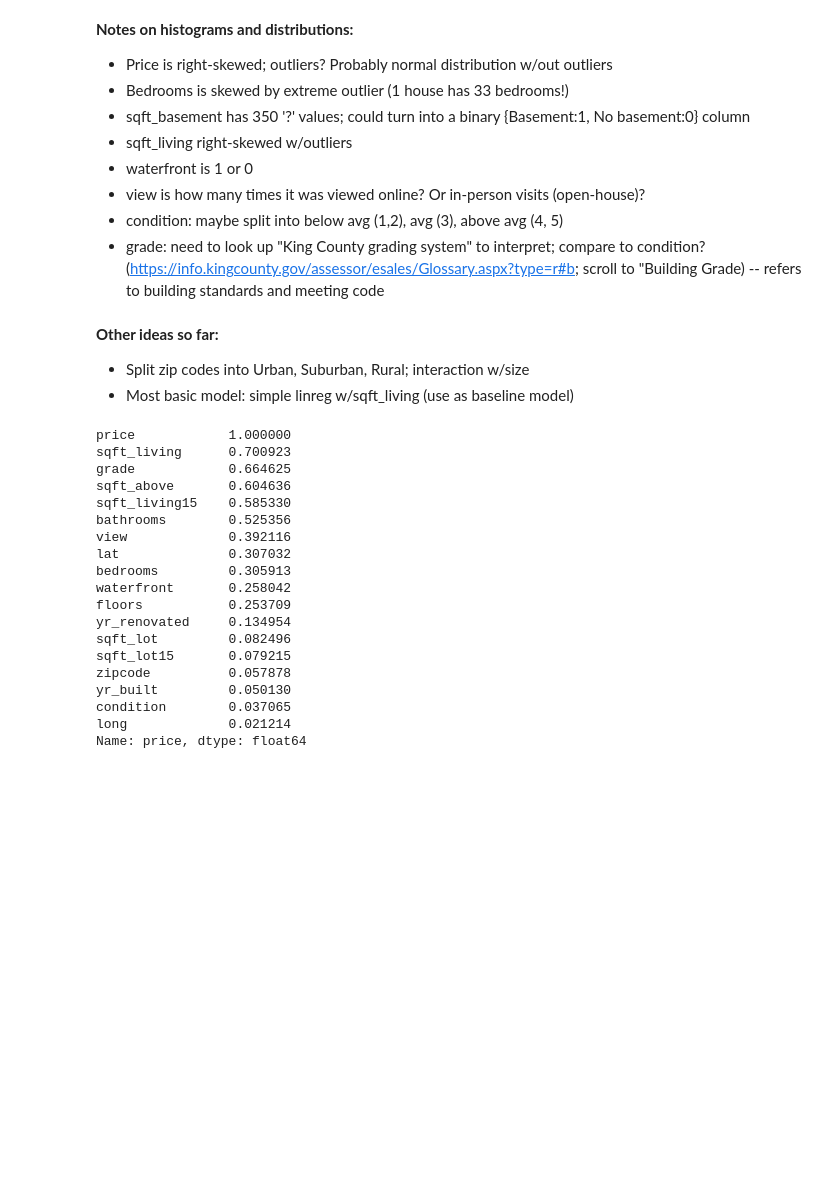
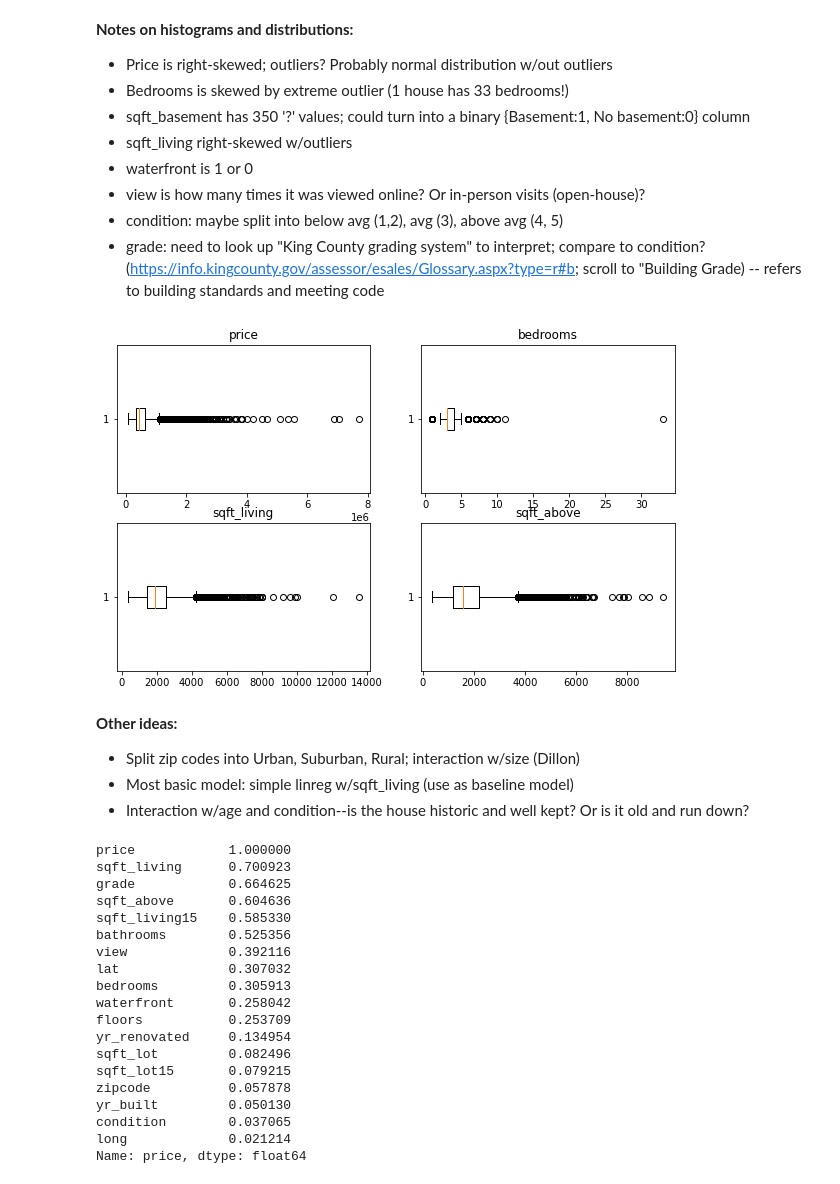
Before and after one commit to jmarkowi/kingcounty, a Jupyter notebook: Markowitz_working_nb.ipynb, the cells around one changed output. Drawn from its saved outputs; the diff is of its cells as text; code cells hidden in the pictures; blank space fills up the shorter version.

```diff
--- a/Markowitz_working_nb.ipynb
+++ b/Markowitz_working_nb.ipynb
@@ -99,10 +173,22 @@ eda_df.hist(figsize=(15, 15), bins='auto');
  - view is how many times it was viewed online? Or in-person visits (open-house)?
  - condition: maybe split into below avg (1,2), avg (3), above avg (4, 5)
  - grade: need to look up "King County grading system" to interpret; compare to condition? (https://info.kingcounty.gov/assessor/esales/Glossary.aspx?type=r#b; scroll to "Building Grade) -- refers to building standards and meeting code
+# %%
+fig, axs = plt.subplots(nrows=2, ncols=2, figsize=(10,6))
+cols_to_plot = ['price', 'bedrooms', 'sqft_living', 'sqft_above']
+
+for i, ax in enumerate(axs.flat):
+    ax.set_title(cols_to_plot[i])
+    ax.boxplot(eda_df[cols_to_plot[i]], vert=False)
+
+fig.tight_layout;
+# %% [output]
+[figure, added]
 # %% [markdown]
-**Other ideas so far:**
- - Split zip codes into Urban, Suburban, Rural; interaction w/size
+**Other ideas:**
+ - Split zip codes into Urban, Suburban, Rural; interaction w/size (Dillon)
  - Most basic model: simple linreg w/sqft_living (use as baseline model)
+ - Interaction w/age and condition--is the house historic and well kept? Or is it old and run down?
 # %%
 eda_df.corr()['price'].map(abs).sort_values(ascending=False)
 # %% [output]
```
Also changed, not shown: parts of 10 cells of this notebook.
